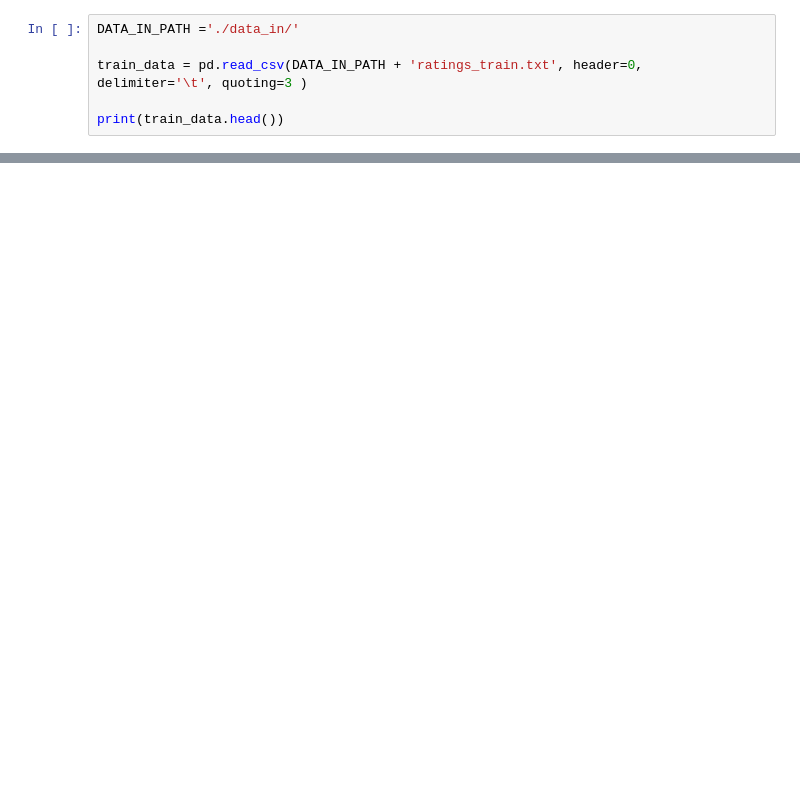
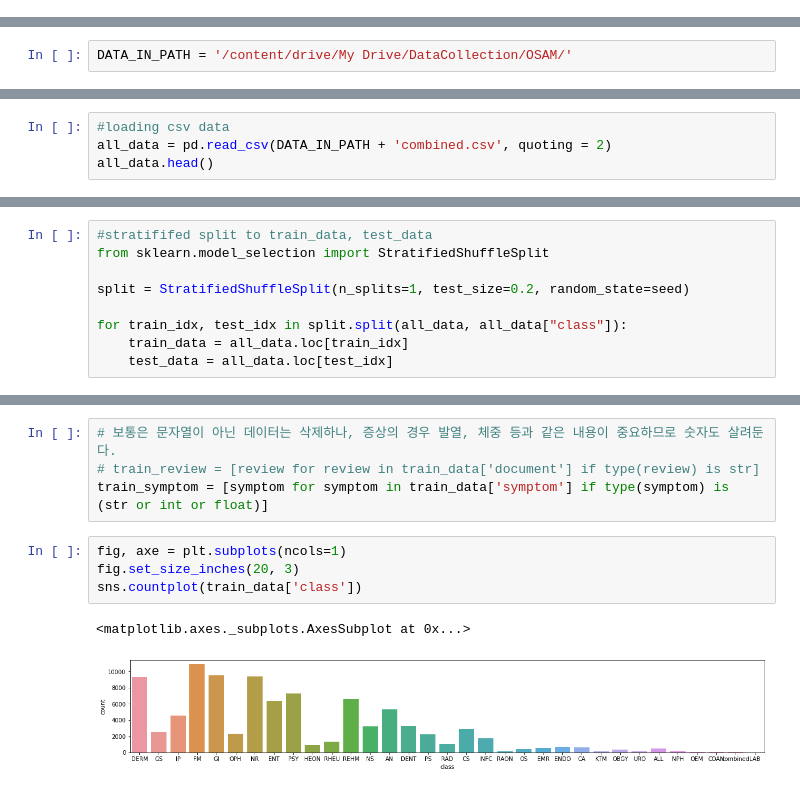
Before and after one commit to HyeonhoonLee/KoNLP, a Jupyter notebook: EDA&preprocessing.ipynb, the cells around one changed output, grey strips where cells are left out. Drawn from its saved outputs; the diff is of its cells as text; blank space fills up the shorter version.

```diff
--- a/EDA&preprocessing.ipynb
+++ b/EDA&preprocessing.ipynb
@@ -176,6 +2,0 @@ from tensorflow.python.keras.preprocessing.text import Tokenizer
-# %%
-DATA_IN_PATH ='./data_in/'
-
-train_data = pd.read_csv(DATA_IN_PATH + 'ratings_train.txt', header=0, delimiter='\t', quoting=3 )
-
-print(train_data.head())
@@ -302,0 +26,2 @@ json.dump(data_configs, open(DATA_IN_PATH + DATA_CONFIGS, 'w'), ensure_ascii=Fal
+# %%
+DATA_IN_PATH = '/content/drive/My Drive/DataCollection/OSAM/'
@@ -302,0 +36,4 @@ json.dump(data_configs, open(DATA_IN_PATH + DATA_CONFIGS, 'w'), ensure_ascii=Fal
+# %%
+#loading csv data
+all_data = pd.read_csv(DATA_IN_PATH + 'combined.csv', quoting = 2)
+all_data.head()
@@ -302,0 +52,9 @@ json.dump(data_configs, open(DATA_IN_PATH + DATA_CONFIGS, 'w'), ensure_ascii=Fal
+# %%
+#stratififed split to train_data, test_data
+from sklearn.model_selection import StratifiedShuffleSplit
+
+split = StratifiedShuffleSplit(n_splits=1, test_size=0.2, random_state=seed)
+
+for train_idx, test_idx in split.split(all_data, all_data["class"]):
+    train_data = all_data.loc[train_idx]
+    test_data = all_data.loc[test_idx]
@@ -302,0 +136,11 @@ json.dump(data_configs, open(DATA_IN_PATH + DATA_CONFIGS, 'w'), ensure_ascii=Fal
+# %%
+# 보통은 문자열이 아닌 데이터는 삭제하나, 증상의 경우 발열, 체중 등과 같은 내용이 중요하므로 숫자도 살려둔다.
+# train_review = [review for review in train_data['document'] if type(review) is str]
+train_symptom = [symptom for symptom in train_data['symptom'] if type(symptom) is (str or int or float)]
+# %%
+fig, axe = plt.subplots(ncols=1)
+fig.set_size_inches(20, 3)
+sns.countplot(train_data['class'])
+# %% [output]
+<matplotlib.axes._subplots.AxesSubplot at 0x...>
+[figure, added]
```
Also changed, not shown: parts of 80 cells of this notebook.
